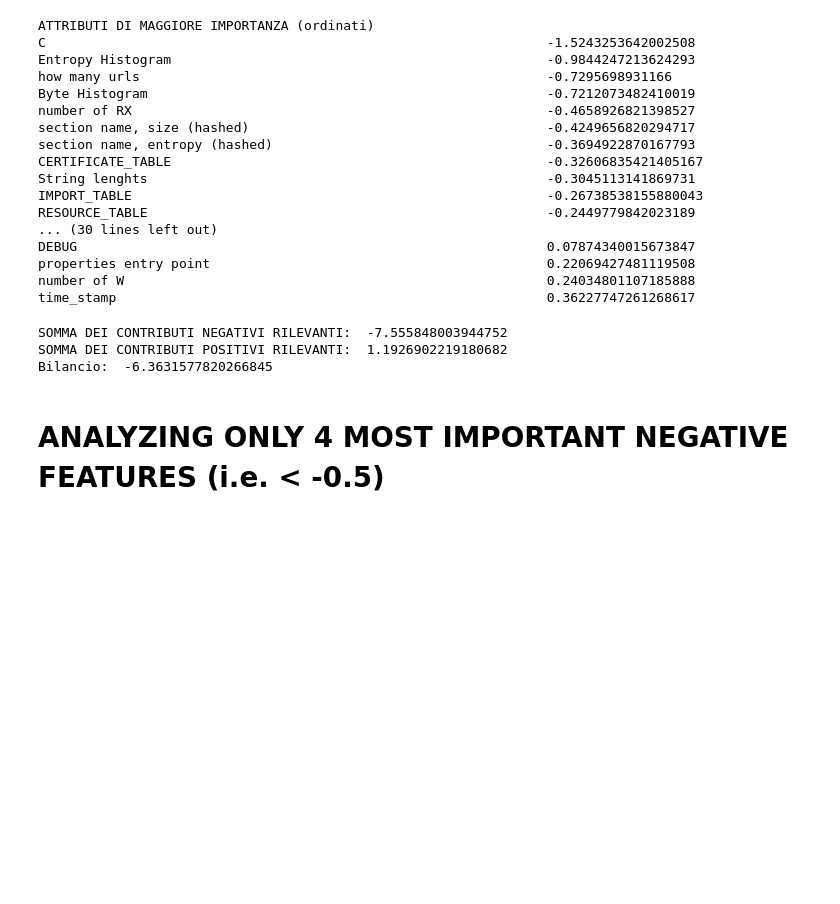
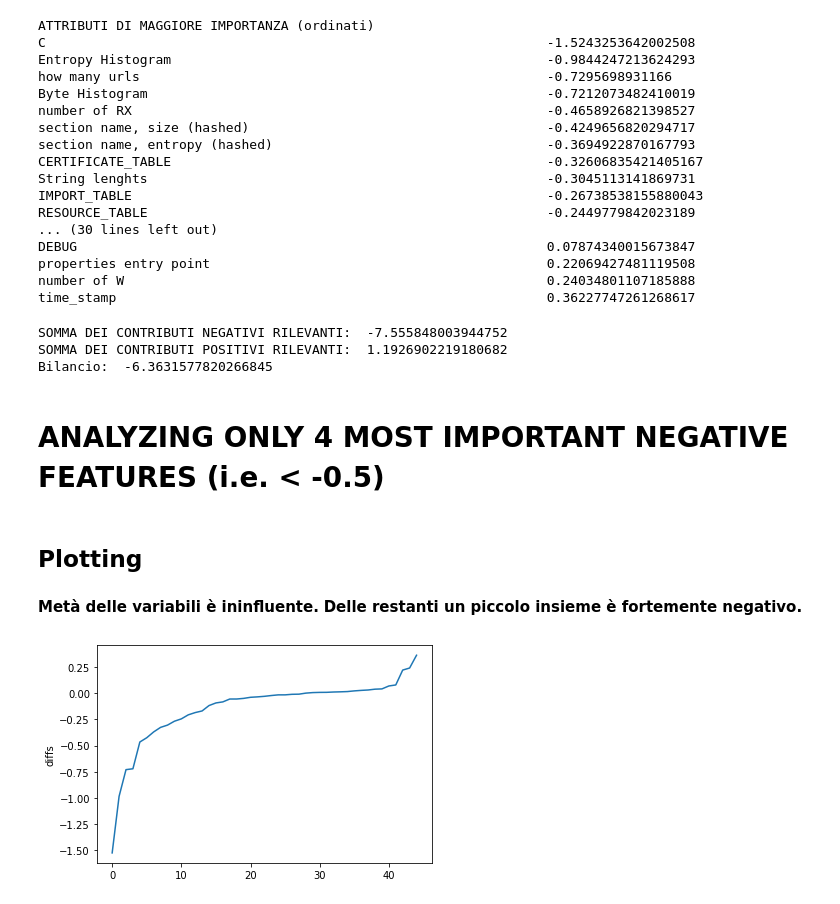
Before and after one commit to monkeyspirit/wirenet-again, a Jupyter notebook: Feature_analysis.ipynb, the cells around one changed output. Drawn from its saved outputs; the diff is of its cells as text; code cells hidden in the pictures; blank space fills up the shorter version.

```diff
--- a/Feature_analysis.ipynb
+++ b/Feature_analysis.ipynb
@@ -174,3 +174,5 @@ SOMMA DEI CONTRIBUTI POSITIVI RILEVANTI:  1.1926902219180682
 Bilancio:  -6.3631577820266845
 # %% [markdown]
 # ANALYZING ONLY 4 MOST IMPORTANT NEGATIVE FEATURES (i.e. < -0.5)
+# %% [markdown]
+## Plotting
@@ -176,0 +181,9 @@ Bilancio:  -6.3631577820266845
+# %% [markdown]
+**Metà delle variabili è ininfluente.**
+**Delle restanti un piccolo insieme è fortemente negativo.**
+# %%
+plt.plot(keys)
+plt.ylabel('Differences')
+plt.show()
+# %% [output]
+[figure, added]
```
Also changed, not shown: parts of 9 cells of this notebook.
